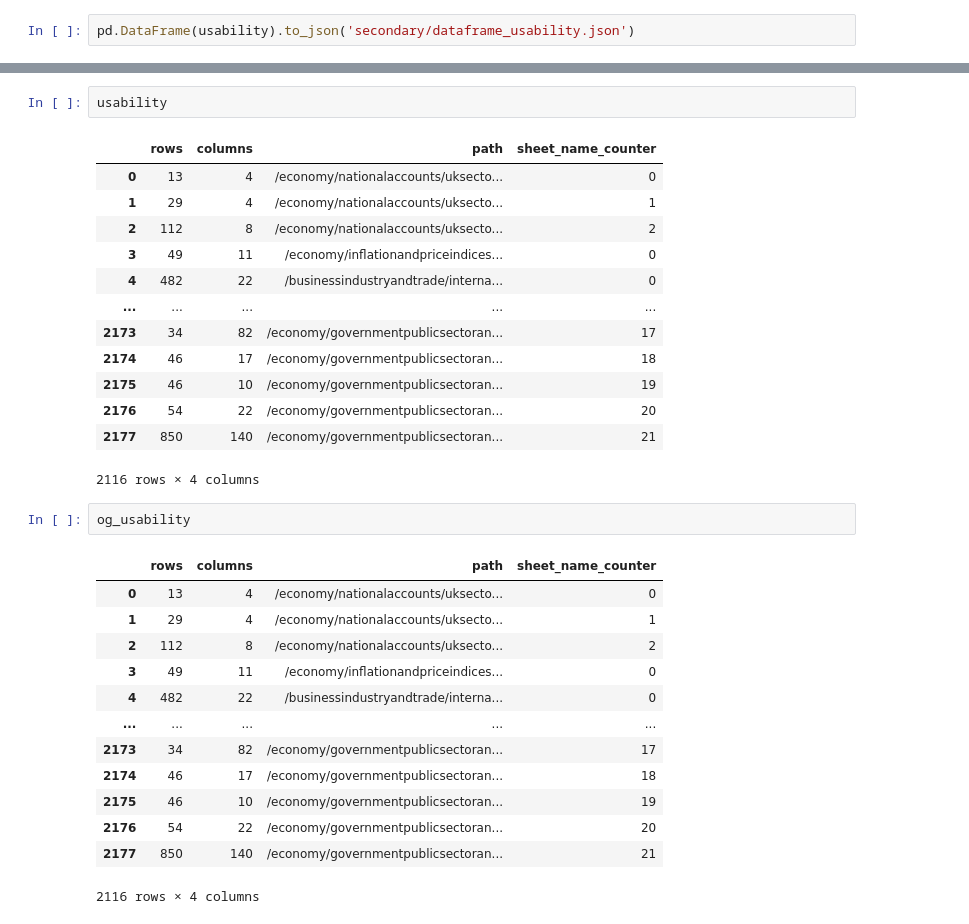
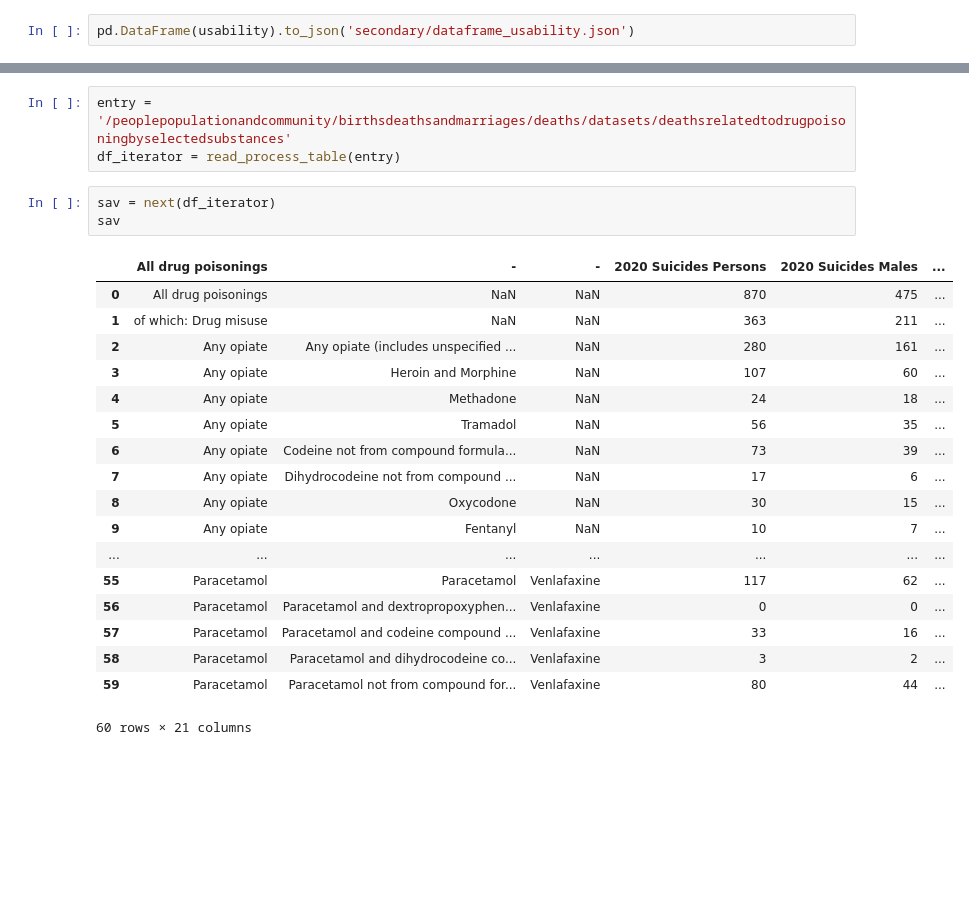
Before and after one commit to pafitis/thesis, a Jupyter notebook: aug26_tabletest.ipynb, the cells around one changed output, grey strips where cells are left out. Cells and saved outputs as stored; diff of their text form; blank space fills up the shorter version.

```diff
--- a/aug26_tabletest.ipynb
+++ b/aug26_tabletest.ipynb
@@ -83,32 +107,25 @@ print(usability.shape)
-# %%
-usability
-# %% [output]
-|  | rows | columns | path | sheet_name_counter |
-| 0 | 13 | 4 | /economy/nationalaccounts/uksecto... | 0 |
-| 1 | 29 | 4 | /economy/nationalaccounts/uksecto... | 1 |
-| 2 | 112 | 8 | /economy/nationalaccounts/uksecto... | 2 |
-| 3 | 49 | 11 | /economy/inflationandpriceindices... | 0 |
-| 4 | 482 | 22 | /businessindustryandtrade/interna... | 0 |
-| ... | ... | ... | ... | ... |
-| 2173 | 34 | 82 | /economy/governmentpublicsectoran... | 17 |
-| 2174 | 46 | 17 | /economy/governmentpublicsectoran... | 18 |
-| 2175 | 46 | 10 | /economy/governmentpublicsectoran... | 19 |
-| 2176 | 54 | 22 | /economy/governmentpublicsectoran... | 20 |
-| 2177 | 850 | 140 | /economy/governmentpublicsectoran... | 21 |
-2116 rows × 4 columns
-# %%
-og_usability
-# %% [output]
-|  | rows | columns | path | sheet_name_counter |
-| 0 | 13 | 4 | /economy/nationalaccounts/uksecto... | 0 |
-| 1 | 29 | 4 | /economy/nationalaccounts/uksecto... | 1 |
-| 2 | 112 | 8 | /economy/nationalaccounts/uksecto... | 2 |
-| 3 | 49 | 11 | /economy/inflationandpriceindices... | 0 |
-| 4 | 482 | 22 | /businessindustryandtrade/interna... | 0 |
-| ... | ... | ... | ... | ... |
-| 2173 | 34 | 82 | /economy/governmentpublicsectoran... | 17 |
-| 2174 | 46 | 17 | /economy/governmentpublicsectoran... | 18 |
-| 2175 | 46 | 10 | /economy/governmentpublicsectoran... | 19 |
-| 2176 | 54 | 22 | /economy/governmentpublicsectoran... | 20 |
-| 2177 | 850 | 140 | /economy/governmentpublicsectoran... | 21 |
-2116 rows × 4 columns
+# %%
+entry = '/peoplepopulationandcommunity/birthsdeathsandmarriages/deaths/datasets/deathsrelatedtodrugpoisoningbyselectedsubstances'
+df_iterator = read_process_table(entry)
+# %%
+sav = next(df_iterator)
+sav
+# %% [output]
+|  | All drug poisonings | - | - | 2020 Suicides Persons | 2020 Suicides Males | ... |
+| 0 | All drug poisonings | NaN | NaN | 870 | 475 | ... |
+| 1 | of which: Drug misuse | NaN | NaN | 363 | 211 | ... |
+| 2 | Any opiate | Any opiate (includes unspecified ... | NaN | 280 | 161 | ... |
+| 3 | Any opiate | Heroin and Morphine | NaN | 107 | 60 | ... |
+| 4 | Any opiate | Methadone | NaN | 24 | 18 | ... |
+| 5 | Any opiate | Tramadol | NaN | 56 | 35 | ... |
+| 6 | Any opiate | Codeine not from compound formula... | NaN | 73 | 39 | ... |
+| 7 | Any opiate | Dihydrocodeine not from compound ... | NaN | 17 | 6 | ... |
+| 8 | Any opiate | Oxycodone | NaN | 30 | 15 | ... |
+| 9 | Any opiate | Fentanyl | NaN | 10 | 7 | ... |
+| ... | ... | ... | ... | ... | ... | ... |
+| 55 | Paracetamol | Paracetamol | Venlafaxine | 117 | 62 | ... |
+| 56 | Paracetamol | Paracetamol and dextropropoxyphen... | Venlafaxine | 0 | 0 | ... |
+| 57 | Paracetamol | Paracetamol and codeine compound ... | Venlafaxine | 33 | 16 | ... |
+| 58 | Paracetamol | Paracetamol and dihydrocodeine co... | Venlafaxine | 3 | 2 | ... |
+| 59 | Paracetamol | Paracetamol not from compound for... | Venlafaxine | 80 | 44 | ... |
+60 rows × 21 columns
```
Also changed, not shown: parts of 1 cell of this notebook, 6 other files.
